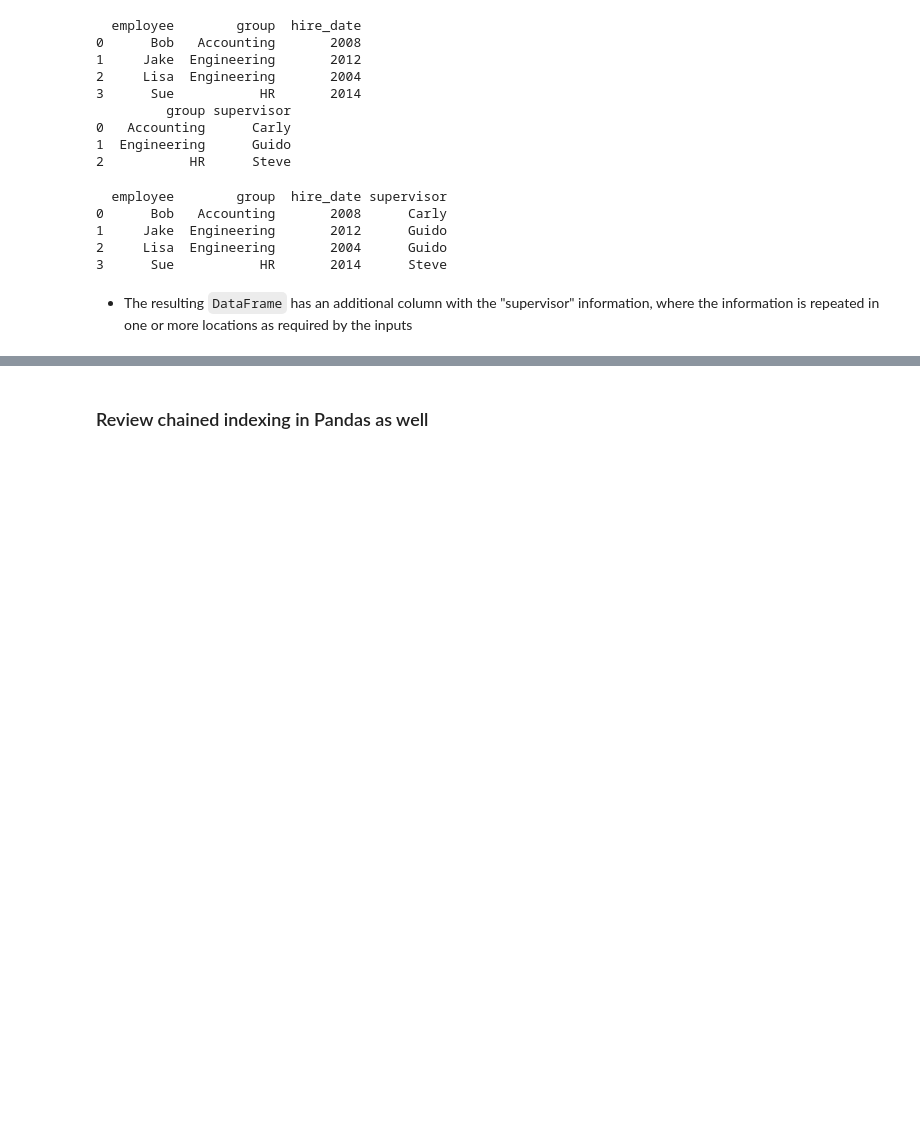
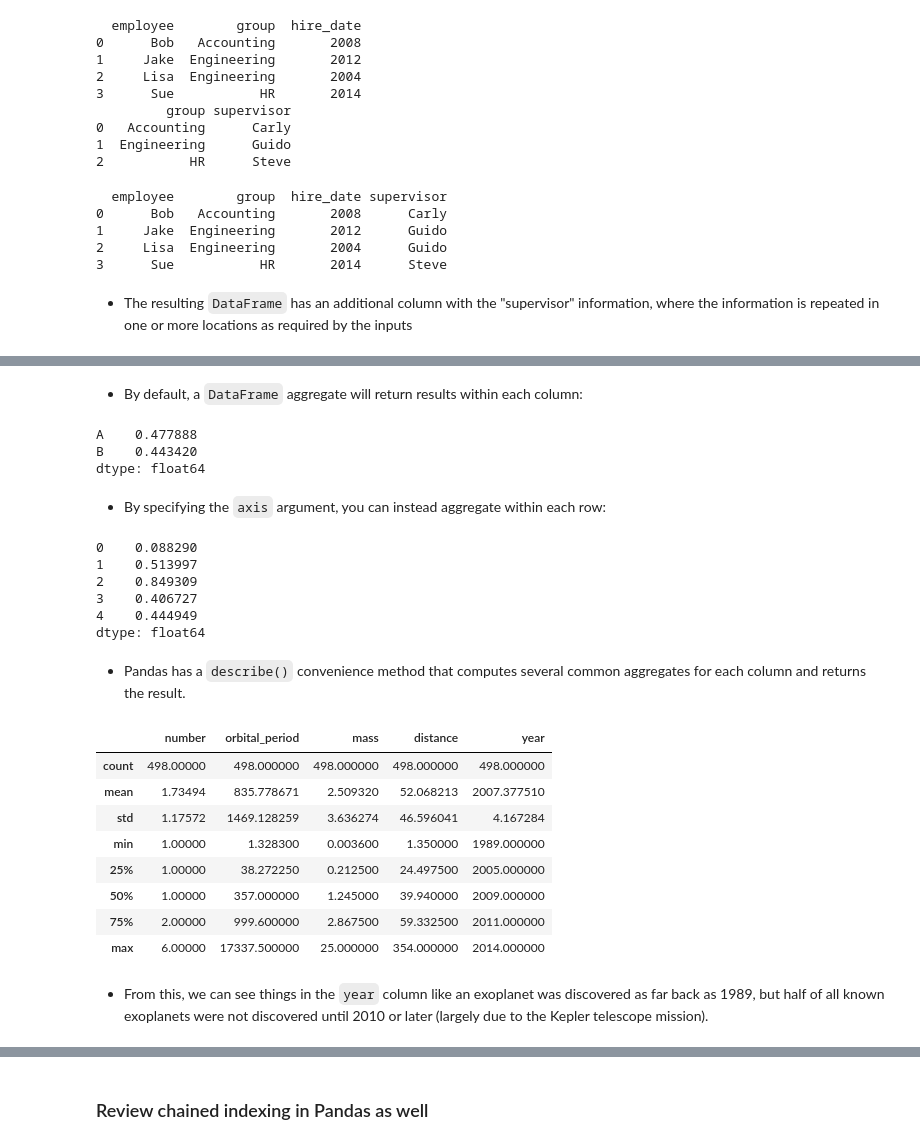
Before and after one commit to mjkeene/ML, a Jupyter notebook: python_data_science_handbook/3_data_manipulation_with_pandas.ipynb, the cells around one changed output, grey strips where cells are left out. Drawn from its saved outputs; the diff is of its cells as text; code cells hidden in the pictures; blank space fills up the shorter version.

Commit message:
[Data Science] WIP - ch3 update, leaving off on p. 164

```diff
--- a/python_data_science_handbook/3_data_manipulation_with_pandas.ipynb
+++ b/python_data_science_handbook/3_data_manipulation_with_pandas.ipynb
@@ -2100,0 +2476,5 @@ print(pd.merge(df3, df4))
+# %%
+import seaborn as sns
+
+planets = sns.load_dataset('planets')
+planets.shape
@@ -2100,0 +2526,36 @@ print(pd.merge(df3, df4))
+# %% [markdown]
+* By default, a `DataFrame` aggregate will return results within each column:
+# %%
+df.mean()
+# %% [output]
+A    0.477888
+B    0.443420
+dtype: float64
+# %% [markdown]
+* By specifying the `axis` argument, you can instead aggregate within each row:
+# %%
+df.mean(axis='columns')
+# %% [output]
+0    0.088290
+1    0.513997
+2    0.849309
+3    0.406727
+4    0.444949
+dtype: float64
+# %% [markdown]
+* Pandas has a `describe()` convenience method that computes several common aggregates for each column and returns the result.
+# %%
+# drop rows with missing values for now
+planets.dropna().describe()
+# %% [output]
+|  | number | orbital_period | mass | distance | year |
+| count | 498.00000 | 498.000000 | 498.000000 | 498.000000 | 498.000000 |
+| mean | 1.73494 | 835.778671 | 2.509320 | 52.068213 | 2007.377510 |
+| std | 1.17572 | 1469.128259 | 3.636274 | 46.596041 | 4.167284 |
+| min | 1.00000 | 1.328300 | 0.003600 | 1.350000 | 1989.000000 |
+| 25% | 1.00000 | 38.272250 | 0.212500 | 24.497500 | 2005.000000 |
+| 50% | 1.00000 | 357.000000 | 1.245000 | 39.940000 | 2009.000000 |
+| 75% | 2.00000 | 999.600000 | 2.867500 | 59.332500 | 2011.000000 |
+| max | 6.00000 | 17337.500000 | 25.000000 | 354.000000 | 2014.000000 |
+# %% [markdown]
+* From this, we can see things in the `year` column like an exoplanet was discovered as far back as 1989, but half of all known exoplanets were not discovered until 2010 or later (largely due to the Kepler telescope mission).
```
Also changed, not shown: parts of 71 cells of this notebook, 3 other files.
